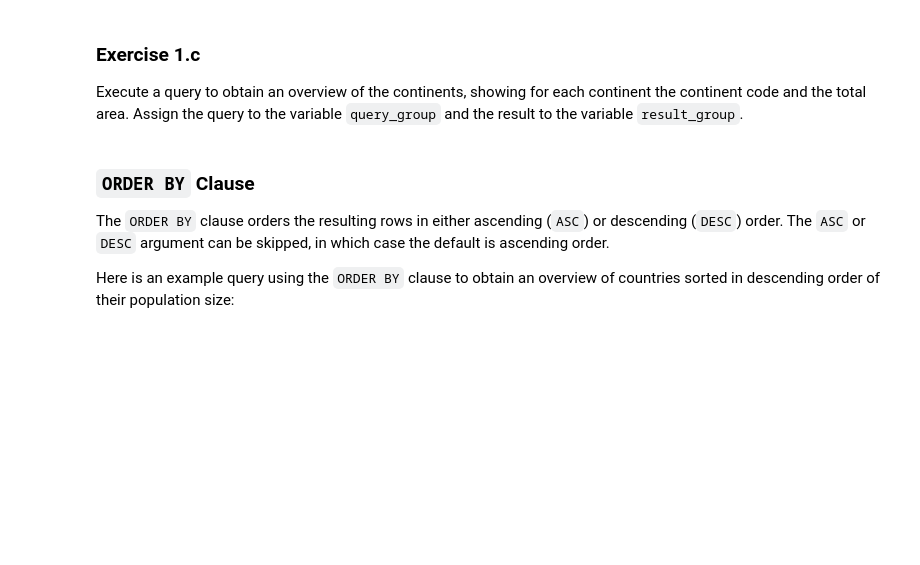
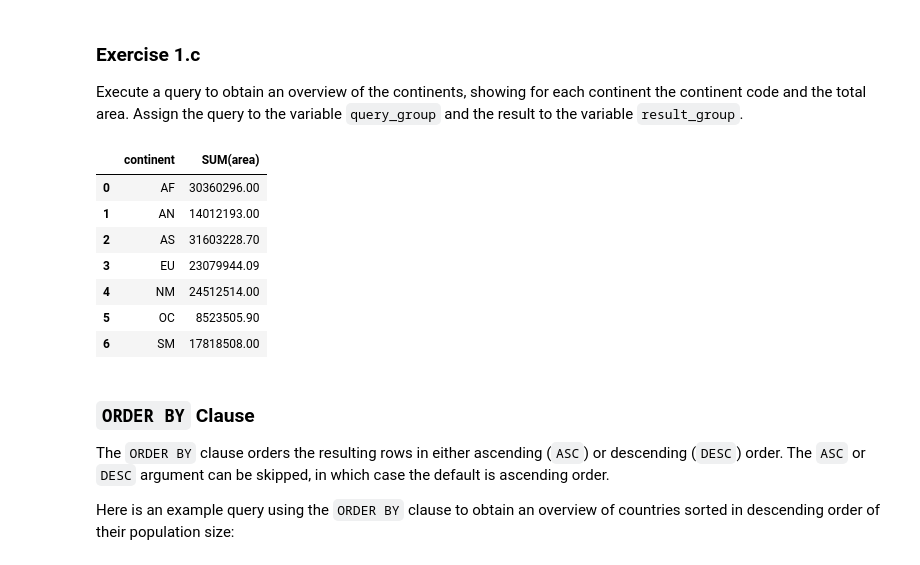
Before and after one commit to Modgen1/2IAB1, a Jupyter notebook: 4_ORG/Exercises-ORG-2076209.ipynb, the cells around one changed output. Cells and saved outputs as stored; diff of their text form; code cells hidden in the pictures; blank space fills up the shorter version.

```diff
--- a/4_ORG/Exercises-ORG-2076209.ipynb
+++ b/4_ORG/Exercises-ORG-2076209.ipynb
@@ -417,11 +482,25 @@ Execute a query to obtain an overview of the continents, showing for each contin
 # %%
 #// BEGIN_TODO [ORG_1c] Define and execute a query (1 point)
 
-# ===== =====> Replace this line by your code. <===== ===== #
+query_group = '''
+    SELECT continent, SUM(area)
+    FROM countries
+    GROUP BY continent
+'''
+result_group = pd.read_sql_query(query_group, conn_countries)
 
 #// END_TODO [ORG_1c]
 
 result_group
+# %% [output]
+|  | continent | SUM(area) |
+| 0 | AF | 30360296.00 |
+| 1 | AN | 14012193.00 |
+| 2 | AS | 31603228.70 |
+| 3 | EU | 23079944.09 |
+| 4 | NM | 24512514.00 |
+| 5 | OC | 8523505.90 |
+| 6 | SM | 17818508.00 |
 # %% [markdown]
 ### `ORDER BY` Clause
 
```
Also changed, not shown: parts of 23 cells of this notebook.
